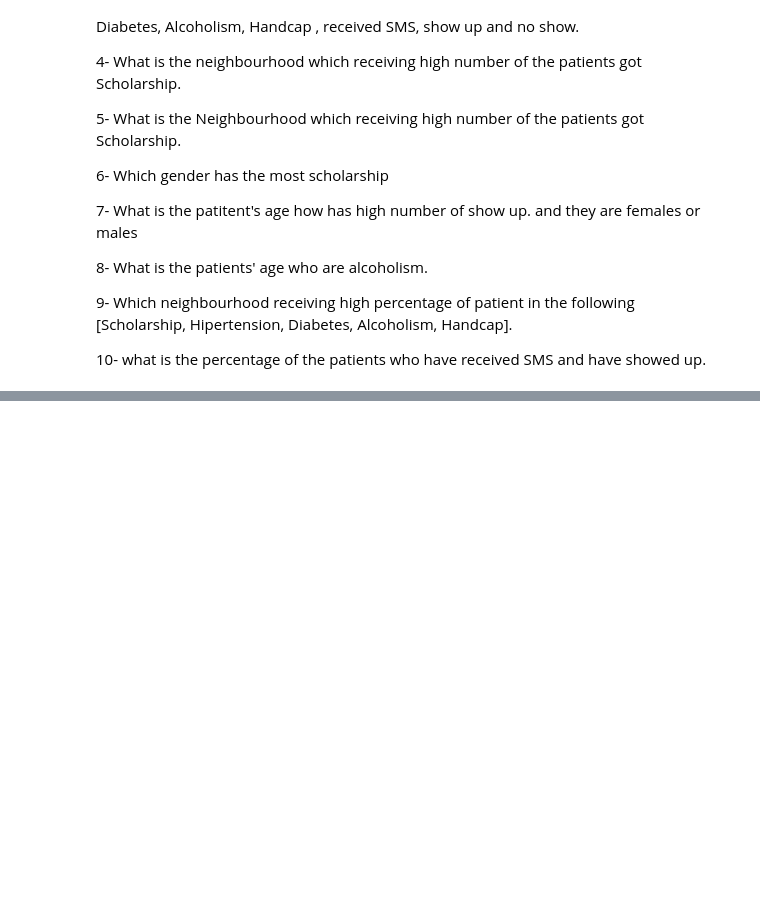
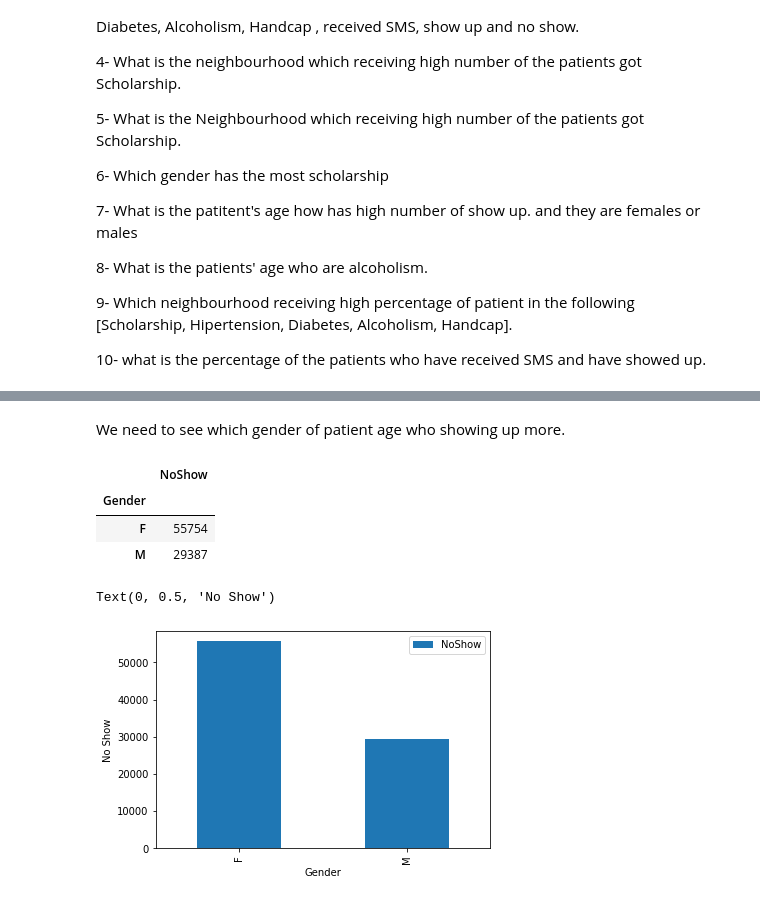
Before and after one commit to MosheWorld/Data-Exploration, a Jupyter notebook: Project 2/Solution.ipynb, the cells around one changed output, grey strips where cells are left out. Drawn from its saved outputs; the diff is of its cells as text; code cells hidden in the pictures; blank space fills up the shorter version.

```diff
--- a/Project 2/Solution.ipynb
+++ b/Project 2/Solution.ipynb
@@ -164,0 +185,15 @@ percentage of male Show up : 27.52184459200015%
+# %% [markdown]
+We need to see which gender of patient age who showing up more.
+# %%
+noshow_age_df = df[['NoShow', 'Gender']]
+total_results = noshow_age_df.groupby('Gender').sum()
+display(total_results)
+total_results.plot(kind='bar', figsize=(6, 4))
+plt.ylabel('No Show')
+# %% [output]
+|  | NoShow |
+| Gender |  |
+| F | 55754 |
+| M | 29387 |
+Text(0, 0.5, 'No Show')
+[figure, added]
```
Also changed, not shown: parts of 23 cells of this notebook.
